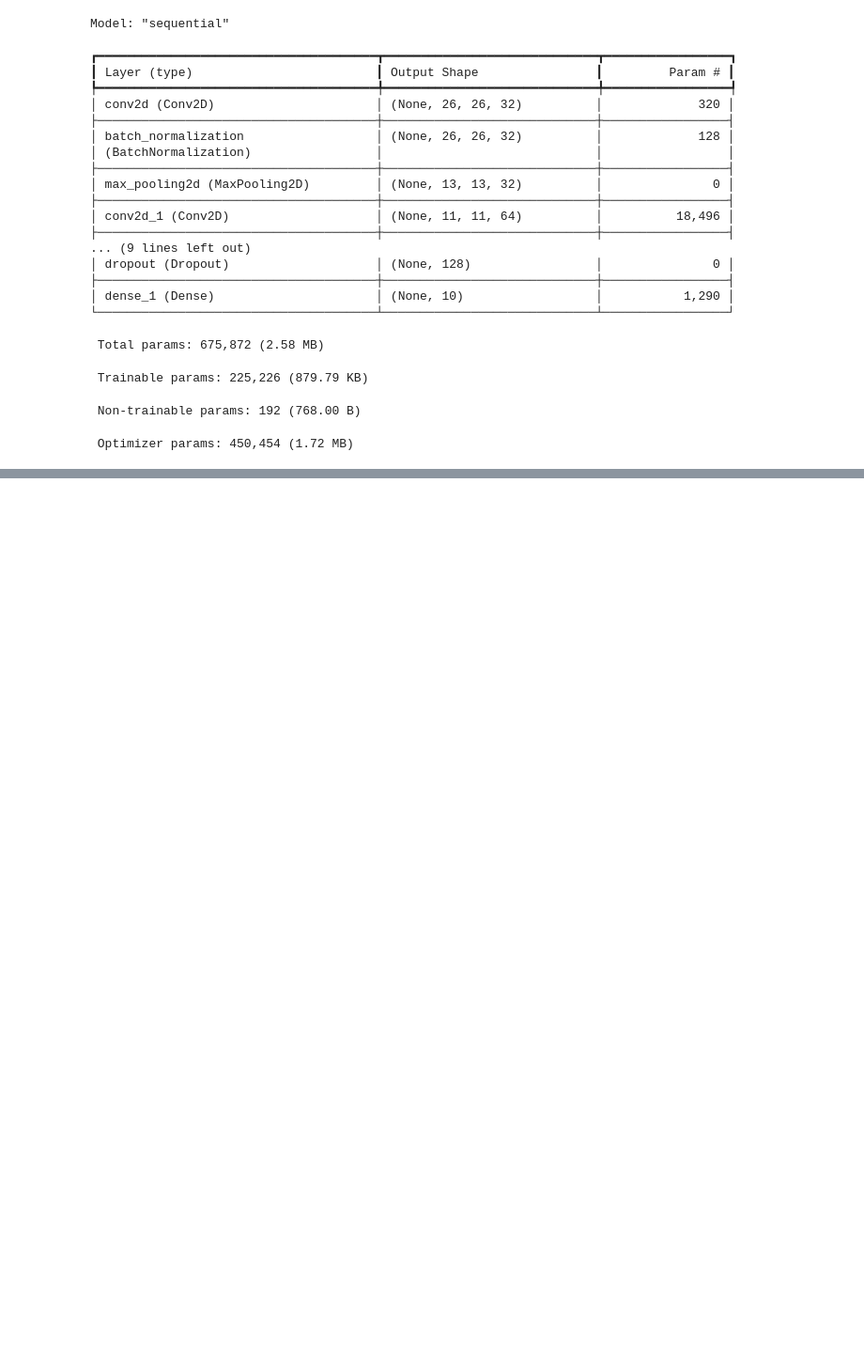
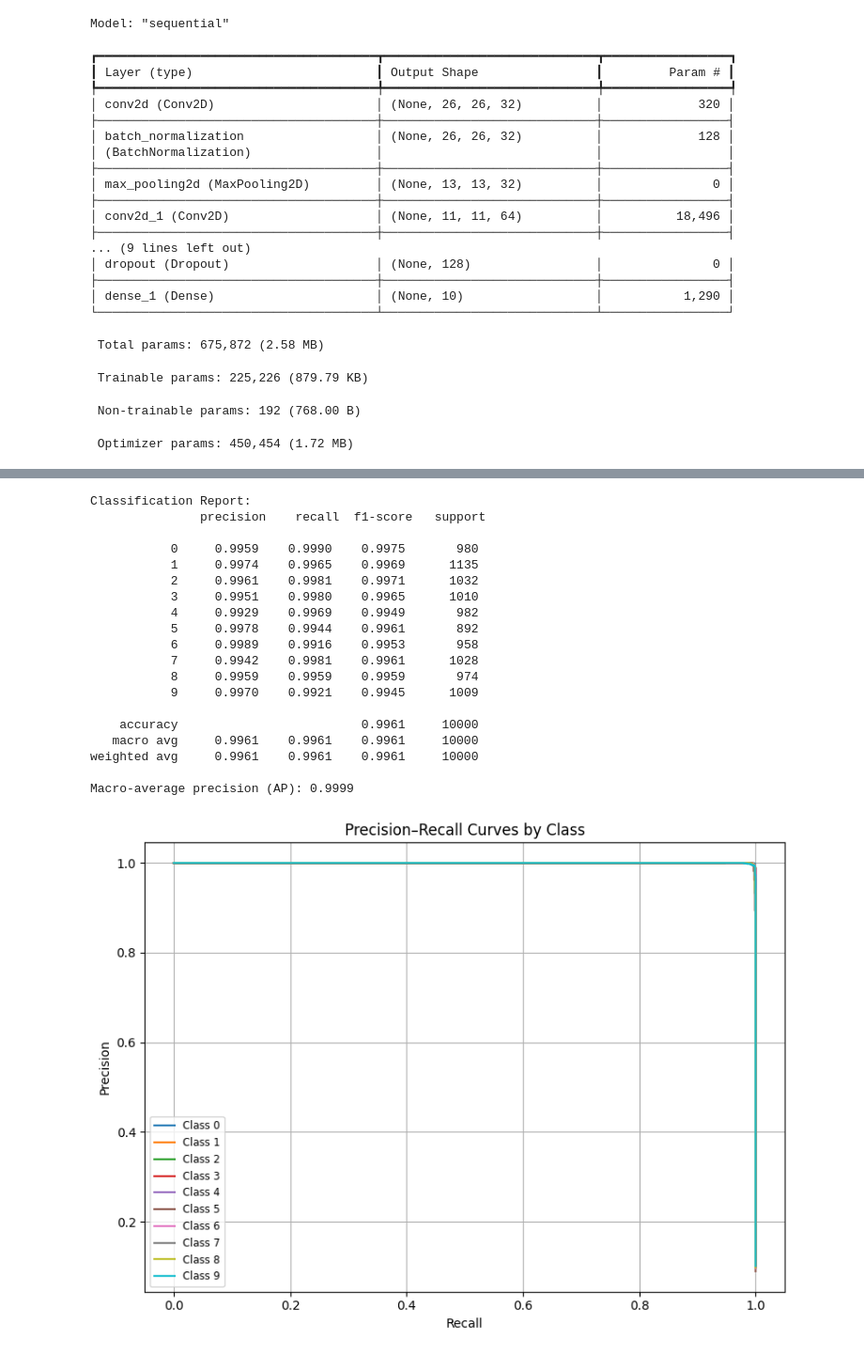
Before and after one commit to HarshaVardhanMannem/HandDigitRecognizationModel, a Jupyter notebook: MNIST-HandDigitRecognization.ipynb, the cells around one changed output, grey strips where cells are left out. Shown at 94% size. Drawn from its saved outputs; the diff is of its cells as text; code cells hidden in the pictures; blank space fills up the shorter version.

```diff
--- a/MNIST-HandDigitRecognization.ipynb
+++ b/MNIST-HandDigitRecognization.ipynb
@@ -78,0 +283,62 @@ Model: "sequential"
+# %%
+from sklearn.metrics import (
+    classification_report,
+    precision_recall_curve,
+    average_precision_score
+)
+import matplotlib.pyplot as plt
+
+# Assuming y_test, preds, and probs are already defined:
+#   y_test: true labels (shape [n_samples])
+#   preds:  predicted labels (shape [n_samples])
+#   probs:  predicted probabilities (shape [n_samples, n_classes])
+
+# 1) Classification report (precision, recall, f1, support per class)
+report = classification_report(y_test, preds, digits=4)
+print("Classification Report:\n", report)
+
+# 2) Macro- and micro-averaged metrics
+#    (you can extract these from the report or compute directly)
+#    Here’s how to compute overall average precision:
+avg_precision = average_precision_score(
+    y_test, probs, average="macro"
+)
+print(f"Macro-average precision (AP): {avg_precision:.4f}")
+
+# 3) Precision–Recall curve for each class
+plt.figure(figsize=(8, 6))
+for cls in range(probs.shape[1]):
+    precision, recall, _ = precision_recall_curve(
+        (y_test == cls).astype(int),
+        probs[:, cls]
+    )
+    plt.plot(recall, precision, label=f"Class {cls}")
+
+plt.xlabel("Recall")
+plt.ylabel("Precision")
+plt.title("Precision–Recall Curves by Class")
+plt.legend(loc="lower left", fontsize="small")
+plt.grid(True)
+plt.tight_layout()
+plt.show()
+# %% [output]
+Classification Report:
+               precision    recall  f1-score   support
+
+           0     0.9959    0.9990    0.9975       980
+           1     0.9974    0.9965    0.9969      1135
+           2     0.9961    0.9981    0.9971      1032
+           3     0.9951    0.9980    0.9965      1010
+           4     0.9929    0.9969    0.9949       982
+           5     0.9978    0.9944    0.9961       892
+           6     0.9989    0.9916    0.9953       958
+           7     0.9942    0.9981    0.9961      1028
+           8     0.9959    0.9959    0.9959       974
+           9     0.9970    0.9921    0.9945      1009
+
+    accuracy                         0.9961     10000
+   macro avg     0.9961    0.9961    0.9961     10000
+weighted avg     0.9961    0.9961    0.9961     10000
+
+Macro-average precision (AP): 0.9999
+[figure, added]
```
Also changed, not shown: parts of 2 cells of this notebook.
